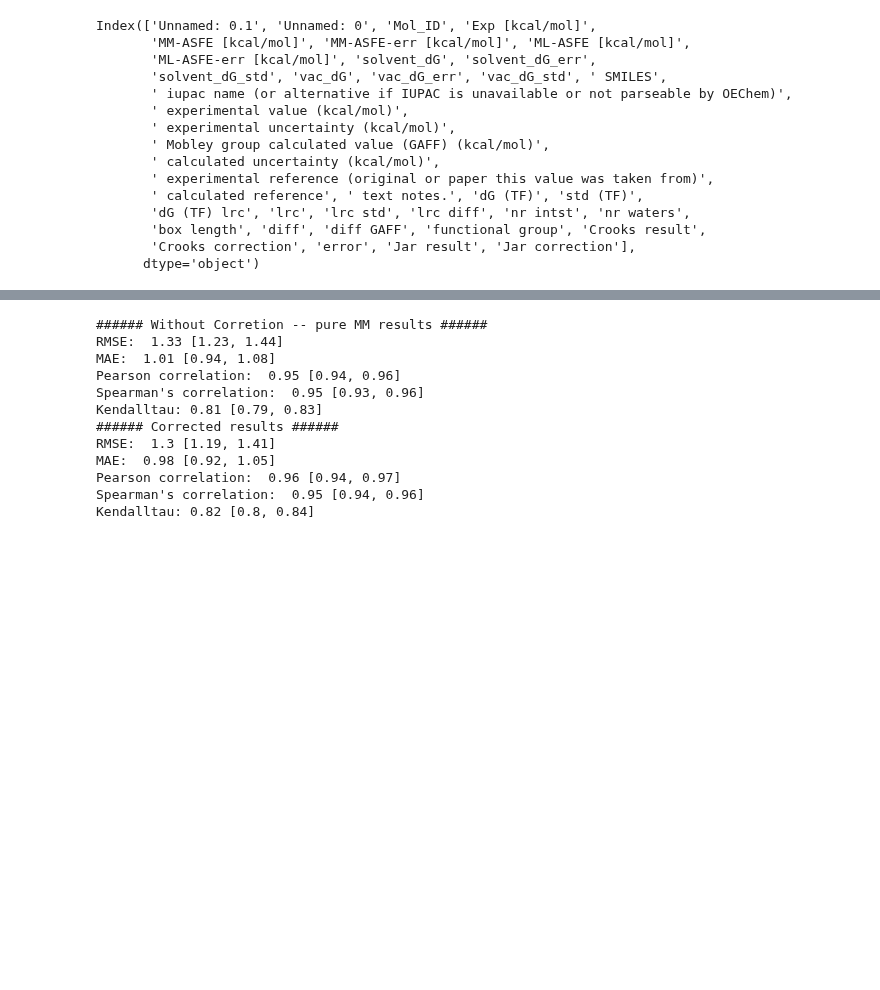
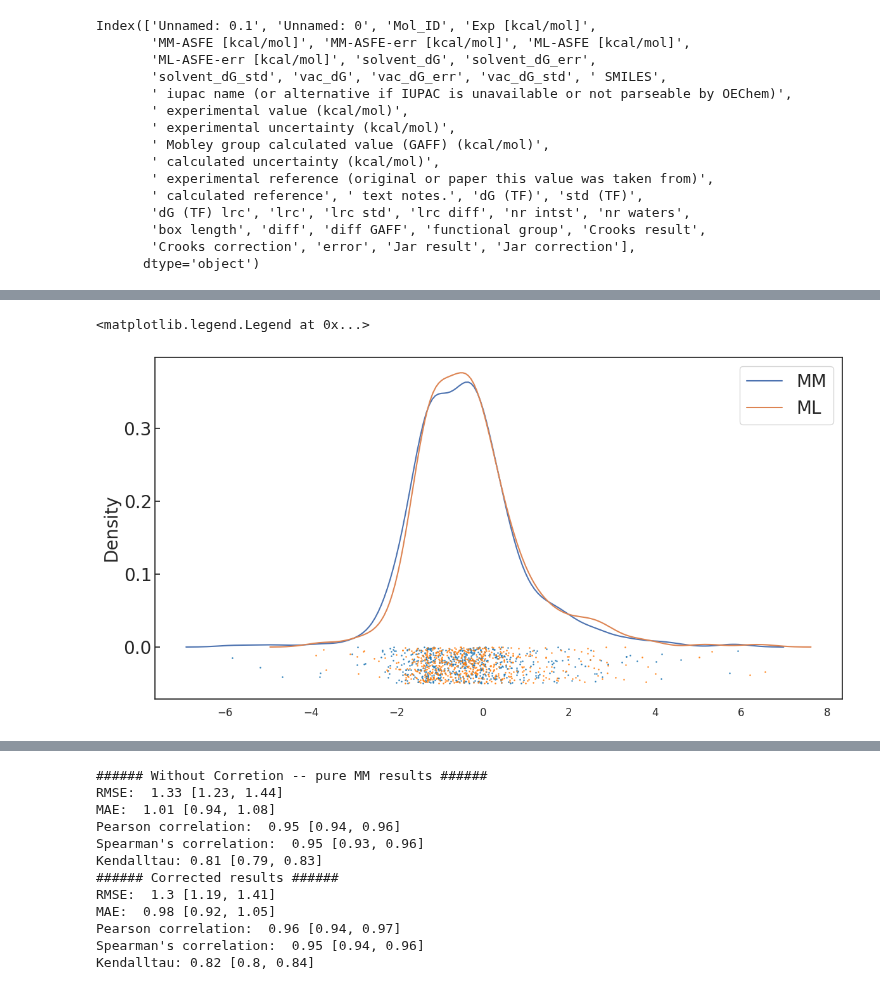
Before and after one commit to JohannesKarwou/notebooks, a Jupyter notebook: mlCorrection.ipynb, the cells around one changed output, grey strips where cells are left out. Drawn from its saved outputs; the diff is of its cells as text; code cells hidden in the pictures; blank space fills up the shorter version.

```diff
--- a/mlCorrection.ipynb
+++ b/mlCorrection.ipynb
@@ -319,0 +320,23 @@ Wrong direction: 29.35% of 92 compounds
+# %%
+data_all = pd.read_csv("sample_data/freesolvEXSdata.csv",skiprows=1)
+# %%
+sns.kdeplot(data=data_all["Exp [kcal/mol]"]-data_all["MM-ASFE [kcal/mol]"],label="MM")
+sns.kdeplot(data=data_all["Exp [kcal/mol]"]-data_all["ML-ASFE [kcal/mol]"],label="ML")
+plt.scatter(
+    data_all["Exp [kcal/mol]"]-data_all["MM-ASFE [kcal/mol]"],
+    np.random.uniform(low= -.05, high=0.0, size=len(data_all["ML-ASFE [kcal/mol]"])),
+    s=0.8,
+    color=c1,
+    alpha=0.8,
+)
+plt.scatter(
+    data_all["Exp [kcal/mol]"]-data_all["ML-ASFE [kcal/mol]"],
+    np.random.uniform(low= -.05, high=0, size=len(data_all["ML-ASFE [kcal/mol]"])),
+    s=0.8,
+    color=c2,
+    alpha=0.8,
+)
+plt.legend()
+# %% [output]
+<matplotlib.legend.Legend at 0x...>
+[figure, added]
```
Also changed, not shown: parts of 4 cells of this notebook.
